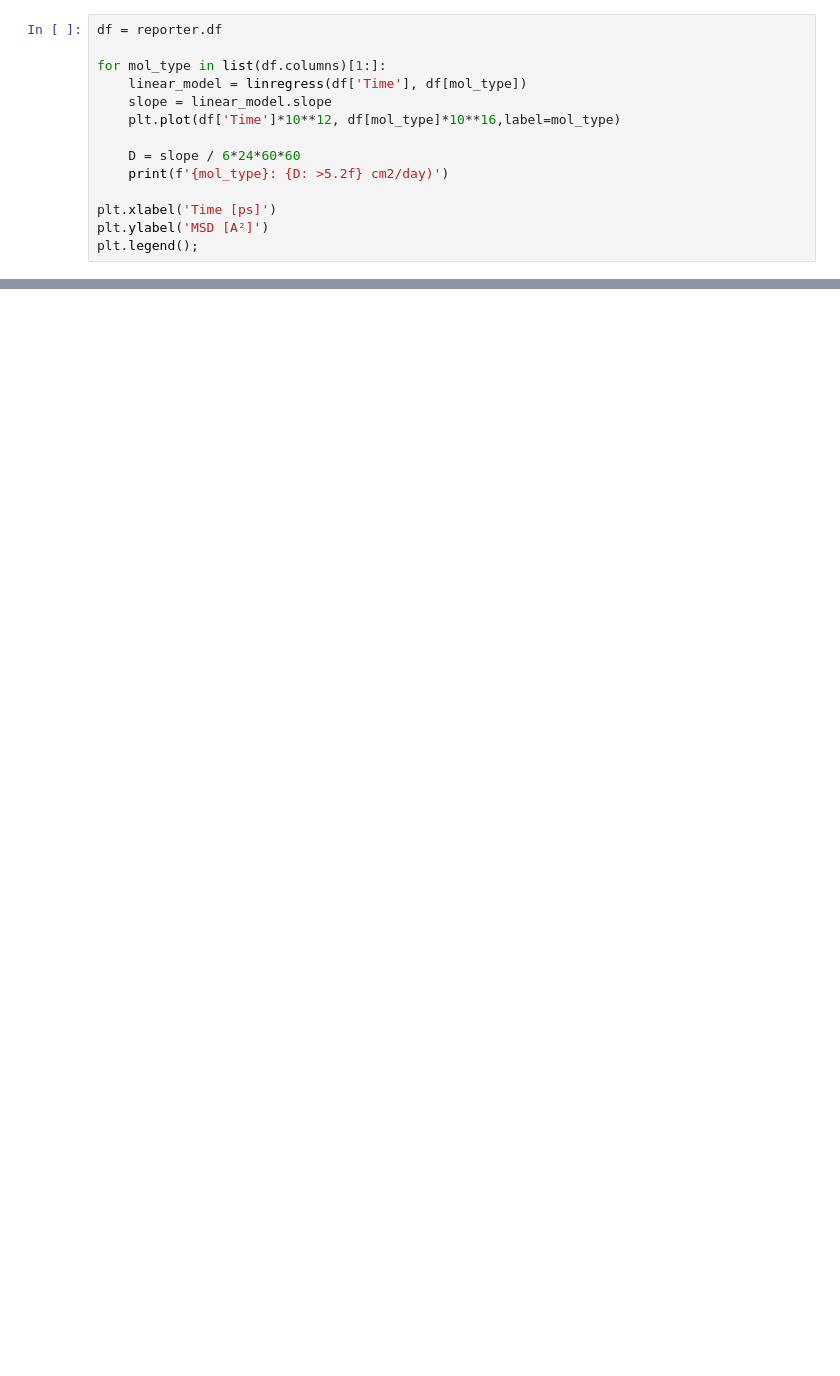
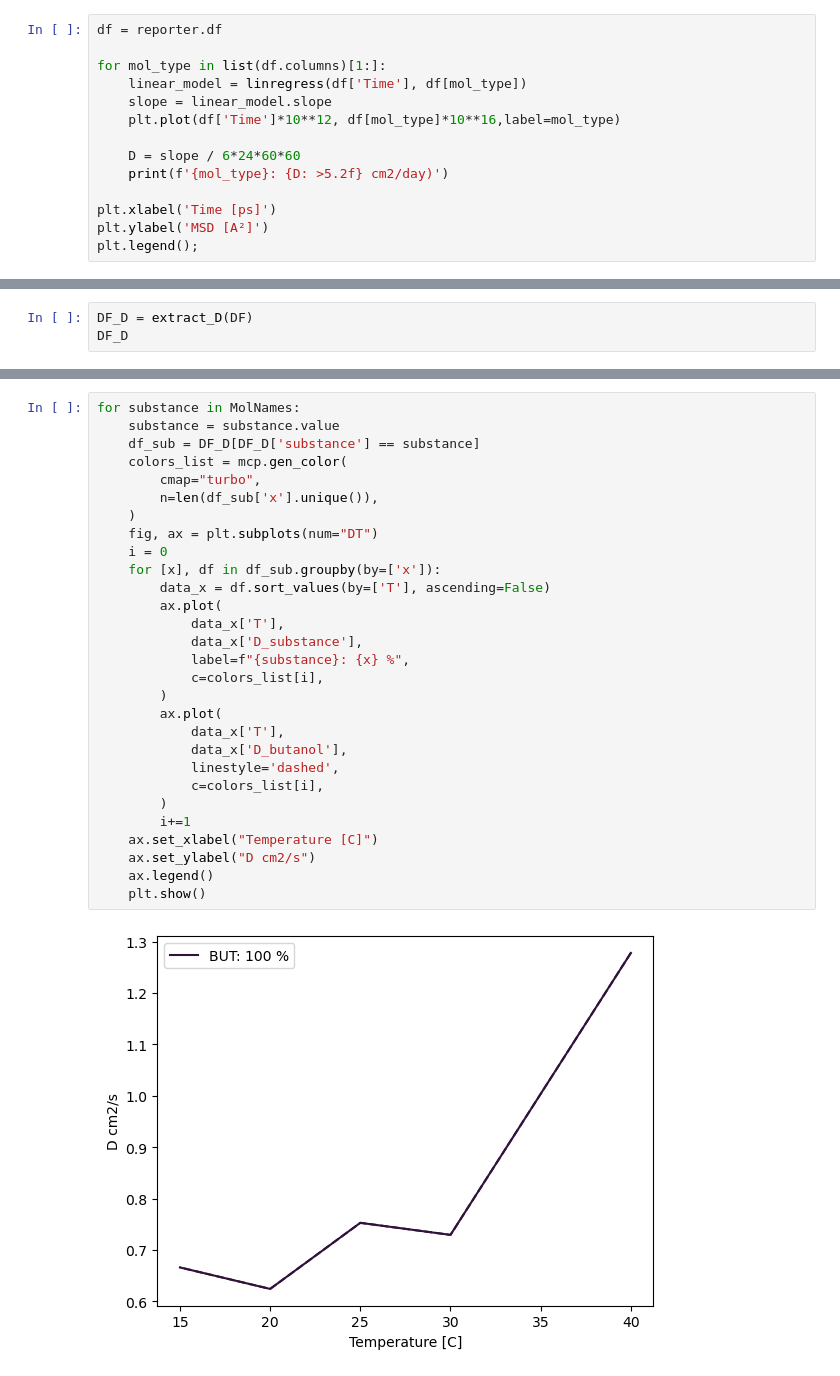
Before and after one commit to EnglishBeach/MolecularModeling, a Jupyter notebook: Find_D/D.ipynb, the cells around one changed output, grey strips where cells are left out. Cells and saved outputs as stored; diff of their text form; blank space fills up the shorter version.

```diff
--- a/Find_D/D.ipynb
+++ b/Find_D/D.ipynb
@@ -403,0 +287,3 @@ plt.legend();
+# %%
+DF_D = extract_D(DF)
+DF_D
@@ -403,0 +304,31 @@ plt.legend();
+# %%
+for substance in MolNames:
+    substance = substance.value
+    df_sub = DF_D[DF_D['substance'] == substance]
+    colors_list = mcp.gen_color(
+        cmap="turbo",
+        n=len(df_sub['x'].unique()),
+    )
+    fig, ax = plt.subplots(num="DT")
+    i = 0
+    for [x], df in df_sub.groupby(by=['x']):
+        data_x = df.sort_values(by=['T'], ascending=False)
+        ax.plot(
+            data_x['T'],
+            data_x['D_substance'],
+            label=f"{substance}: {x} %",
+            c=colors_list[i],
+        )
+        ax.plot(
+            data_x['T'],
+            data_x['D_butanol'],
+            linestyle='dashed',
+            c=colors_list[i],
+        )
+        i+=1
+    ax.set_xlabel("Temperature [C]")
+    ax.set_ylabel("D cm2/s")
+    ax.legend()
+    plt.show()
+# %% [output]
+[figure, added]
```
Also changed, not shown: parts of 35 cells of this notebook, 6 other files.
